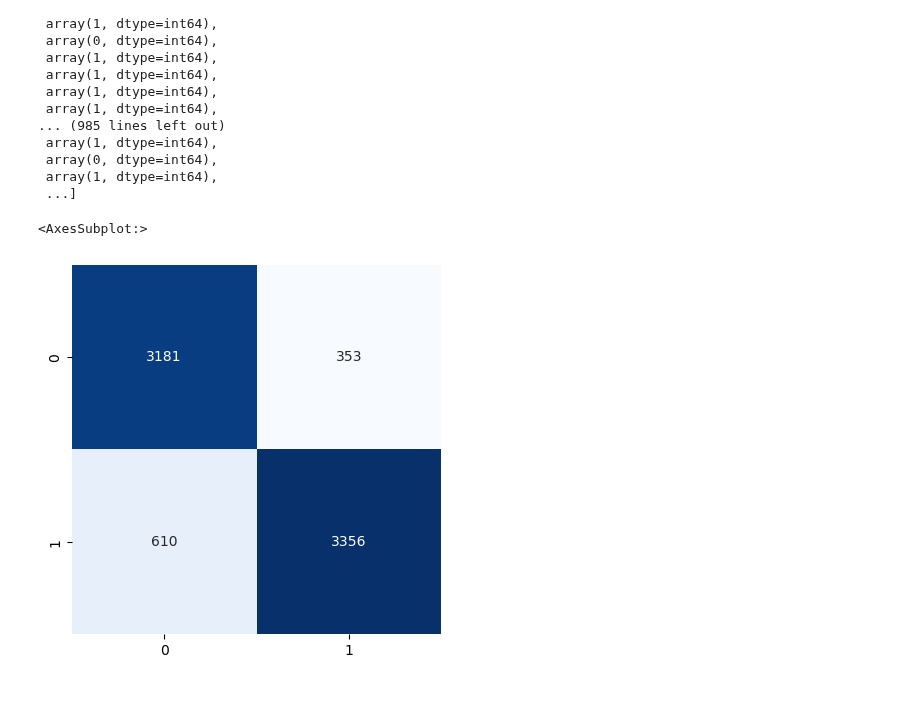
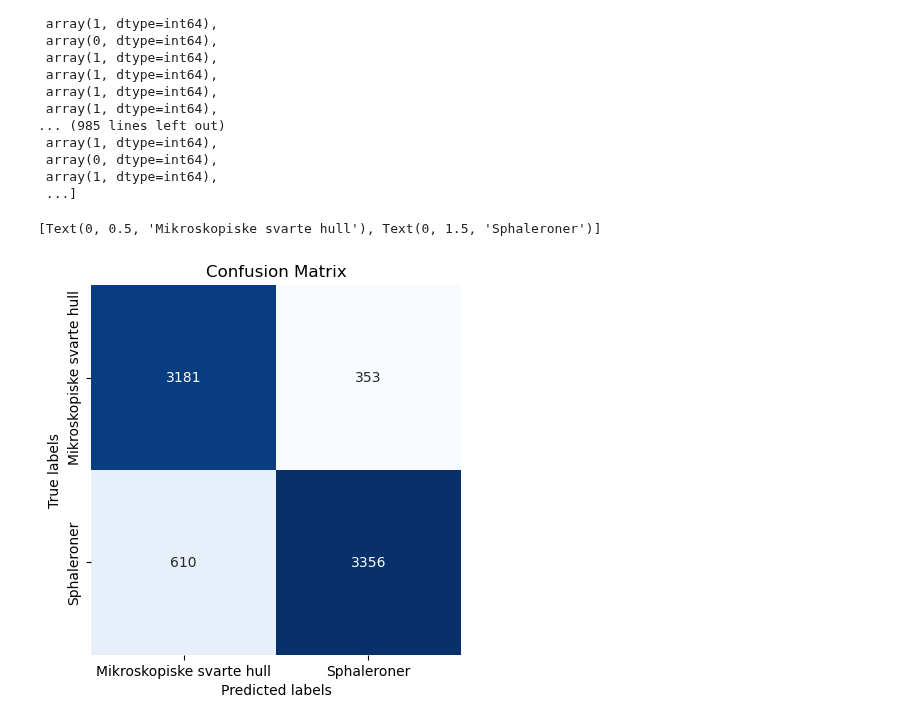
Before and after one commit to 591291-hvl/Bachelor, a Jupyter notebook: Code/notebooks/pyTorch/CNN_Run.ipynb, the cells around one changed output. Cells and saved outputs as stored; diff of their text form; code cells hidden in the pictures; blank space fills up the shorter version.

```diff
--- a/Code/notebooks/pyTorch/CNN_Run.ipynb
+++ b/Code/notebooks/pyTorch/CNN_Run.ipynb
@@ -286,8 +286,14 @@ View run at https://wandb.ai/g13hvl2023/CNN_run/runs/ogqfsjbs
 # %%
 from sklearn.metrics import confusion_matrix
 import seaborn as sns
 matrix_confusion = confusion_matrix([x.data.cpu().numpy() for x in y_pred], [x.data.cpu().numpy() for x in y_true])
+ax= plt.subplot()
 sns.heatmap(matrix_confusion, square=True, annot=True, cmap='Blues', fmt='d', cbar=False)
+ax.set_xlabel('Predicted labels')
+ax.set_ylabel('True labels')
+ax.set_title('Confusion Matrix')
+ax.xaxis.set_ticklabels(['Mikroskopiske svarte hull', 'Sphaleroner'])
+ax.yaxis.set_ticklabels(['Mikroskopiske svarte hull', 'Sphaleroner'])
 # %% [output]
-<AxesSubplot:>
+[Text(0, 0.5, 'Mikroskopiske svarte hull'), Text(0, 1.5, 'Sphaleroner')]
-[figure, old version]
+[figure, new version]
```
